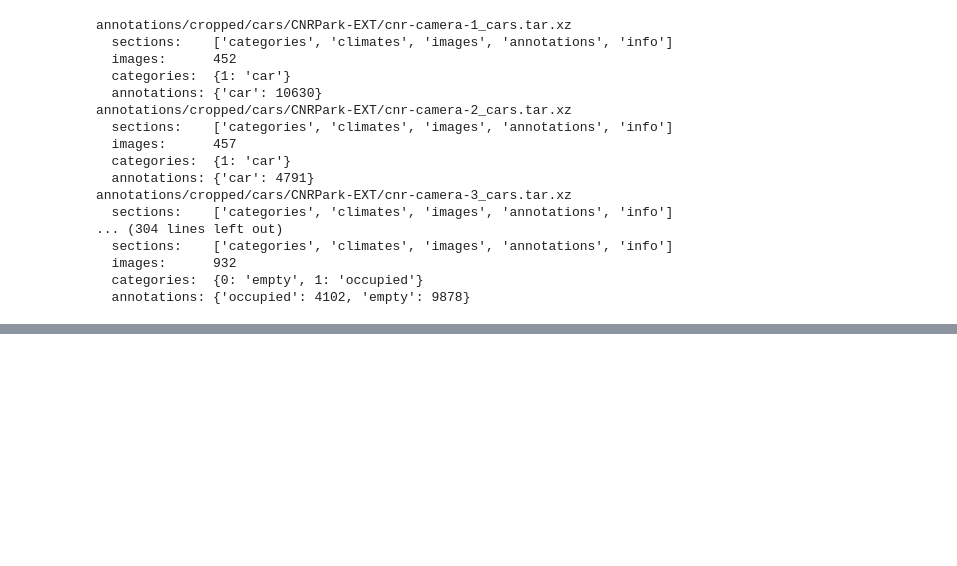
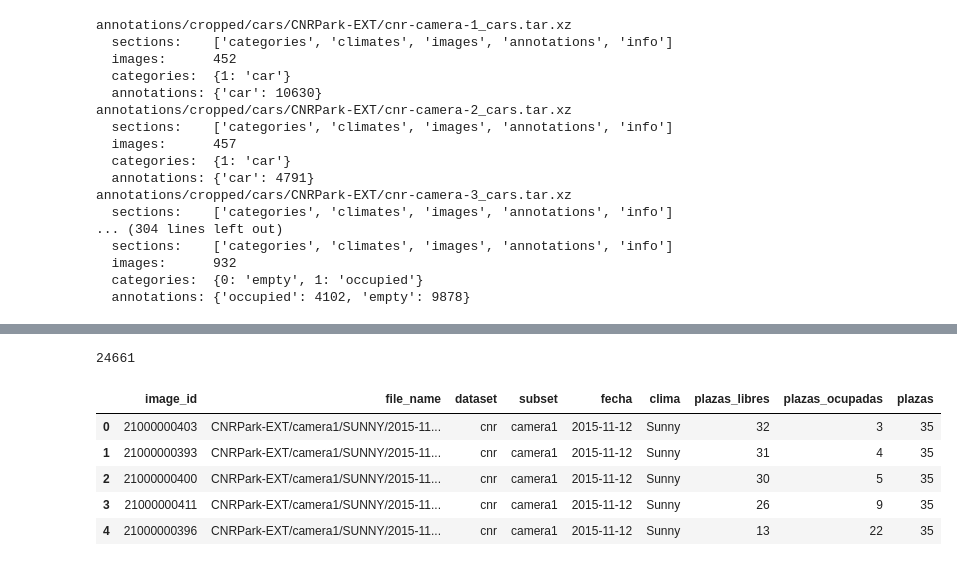
Before and after one commit to StafLoker/pic-proyecto, a Jupyter notebook: notebooks/PIC_Proyecto_Dataset_Mini.ipynb, the cells around one changed output, grey strips where cells are left out. Cells and saved outputs as stored; diff of their text form; code cells hidden in the pictures; blank space fills up the shorter version.

```diff
--- a/notebooks/PIC_Proyecto_Dataset_Mini.ipynb
+++ b/notebooks/PIC_Proyecto_Dataset_Mini.ipynb
@@ -361,0 +476,69 @@ annotations/cropped/cars/CNRPark-EXT/cnr-camera-3_cars.tar.xz
+# %%
+
+filas=[]
+
+for path in spots_files:
+    with tarfile.open(path, 'r:xz') as tar:
+        member = next(m for m in tar if m.name.endswith('.json'))
+        json_file = json.load(tar.extractfile(member))
+
+    # Contador de plazas libres y ocupadas por imagen
+    conteo={} # Diccionario vacío donde se guarda {id_foto: [plazas_libres, plazas_ocupadas]}
+
+    for spot in json_file['annotations']:
+        id_foto=spot['image_id']
+        estado=spot['category_id']
+
+        if id_foto not in conteo:
+            conteo[id_foto]=[0,0] # Inicializamos el contador de plazas
+
+        if estado==1:
+            conteo[id_foto][1]+=1 # Incremento de plazas ocupadas
+        if estado==0:
+            conteo[id_foto][0]+=1 # Incremento de plazas libres
+
+    # Recorremos las imágenes de un archivo json
+    for img in json_file['images']:
+        id_foto=img['id']
+
+        # Conteo número de plazas libres y ocupadas
+        if id_foto in conteo:
+            plazas_libres=conteo[id_foto][0]
+            plazas_ocupadas = conteo[id_foto][1]
+        else:
+            plazas_libres = 0
+            plazas_ocupadas = 0
+
+        # Fecha en formato YYYY-MM-DD
+        y=img['date'][0]
+        m=img['date'][1]
+        d=img['date'][2]
+        fecha_texto=f'{y:04d}-{m:02d}-{d:02d}'
+
+        # Clima
+        climas={c['id']: c['name'] for c in json_file['climates']}
+
+        fila={
+            'image_id': img['id'],
+            'file_name': img['file_name'],
+            'dataset': img['dataset'],
+            'subset': img['subset'],
+            'fecha': fecha_texto,
+            'clima': climas[img['climate']],
+            'plazas_libres': plazas_libres,
+            'plazas_ocupadas': plazas_ocupadas,
+            'plazas': plazas_libres + plazas_ocupadas
+        }
+        filas.append(fila)
+
+tabla=pd.DataFrame(filas)
+print(len(tabla))
+tabla.head(5)
+# %% [output]
+24661
+|  | image_id | file_name | dataset | subset | fecha | clima | plazas_libres | plazas_ocupadas | plazas |
+| 0 | 21000000403 | CNRPark-EXT/camera1/SUNNY/2015-11... | cnr | camera1 | 2015-11-12 | Sunny | 32 | 3 | 35 |
+| 1 | 21000000393 | CNRPark-EXT/camera1/SUNNY/2015-11... | cnr | camera1 | 2015-11-12 | Sunny | 31 | 4 | 35 |
+| 2 | 21000000400 | CNRPark-EXT/camera1/SUNNY/2015-11... | cnr | camera1 | 2015-11-12 | Sunny | 30 | 5 | 35 |
+| 3 | 21000000411 | CNRPark-EXT/camera1/SUNNY/2015-11... | cnr | camera1 | 2015-11-12 | Sunny | 26 | 9 | 35 |
+| 4 | 21000000396 | CNRPark-EXT/camera1/SUNNY/2015-11... | cnr | camera1 | 2015-11-12 | Sunny | 13 | 22 | 35 |
```
Also changed, not shown: parts of 15 cells of this notebook.
